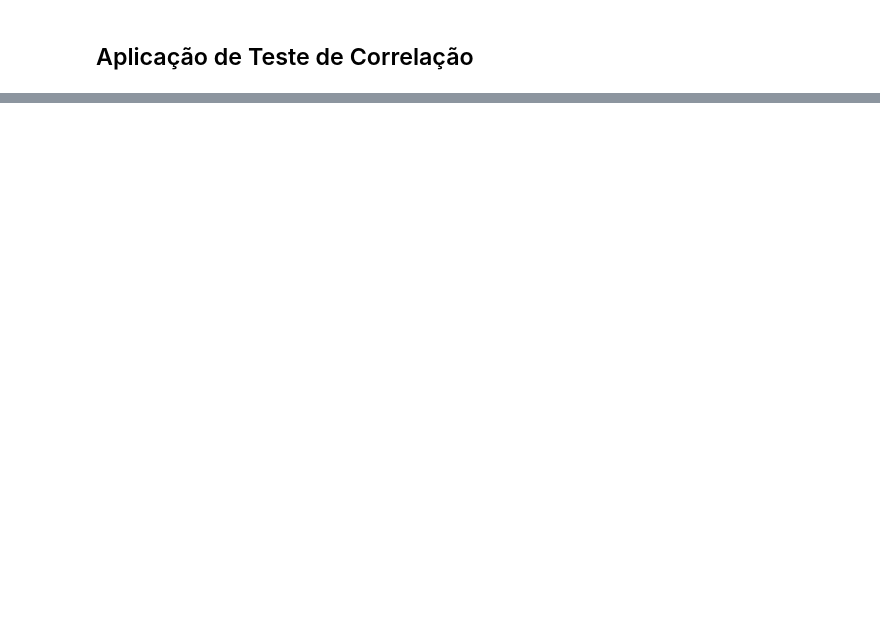
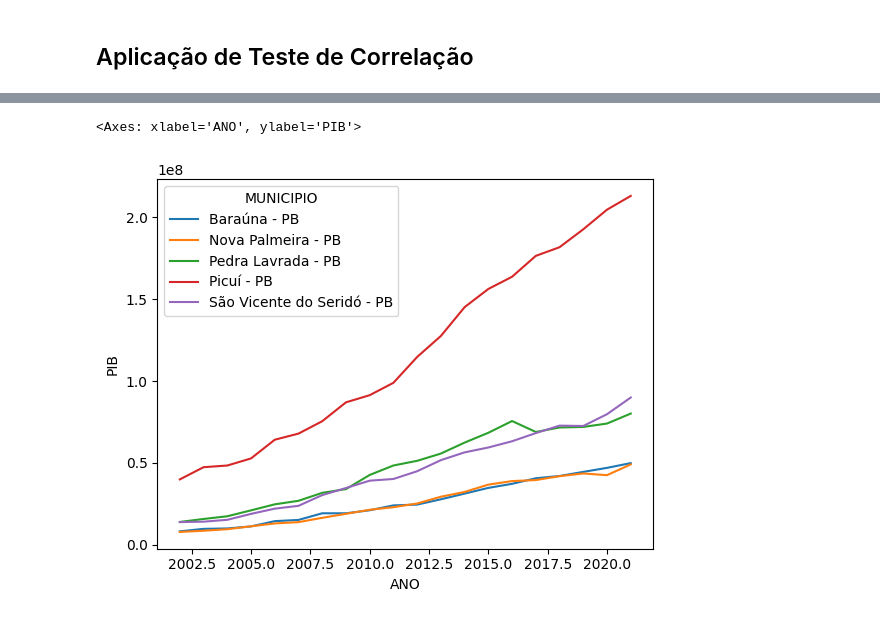
Before and after one commit to SrtHyde/AnalisePython, a Jupyter notebook: Analise_exploratoria.ipynb, the cells around one changed output, grey strips where cells are left out. Saved outputs shown, nothing was run; the diff lists cells and outputs as text; code cells hidden in the pictures; blank space fills up the shorter version.

```diff
--- a/Analise_exploratoria.ipynb
+++ b/Analise_exploratoria.ipynb
@@ -407,0 +346,5 @@ correlacao.to_csv(r"C:\Users\bianc\Desktop\AgentesDeDados\SantaLuzia\AnalisePyth
+# %%
+sns.lineplot(data=df_serra, x='ANO', y='PIB', hue='MUNICIPIO')
+# %% [output]
+<Axes: xlabel='ANO', ylabel='PIB'>
+[figure, added]
```
Also changed, not shown: parts of 42 cells of this notebook.
